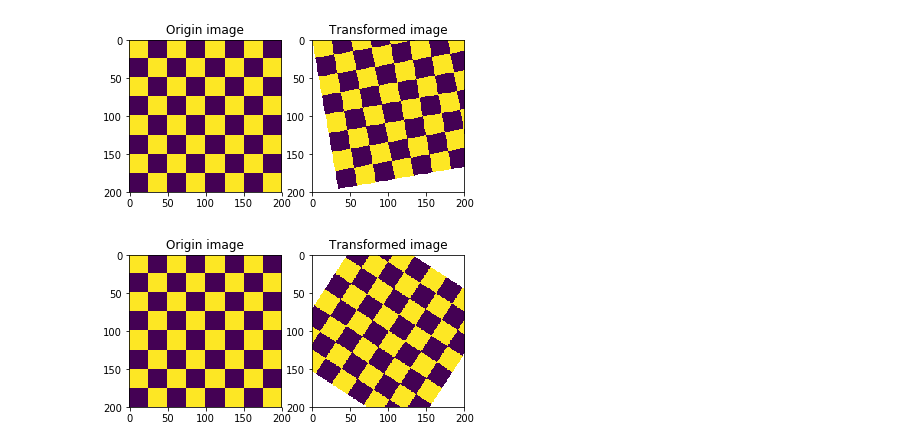
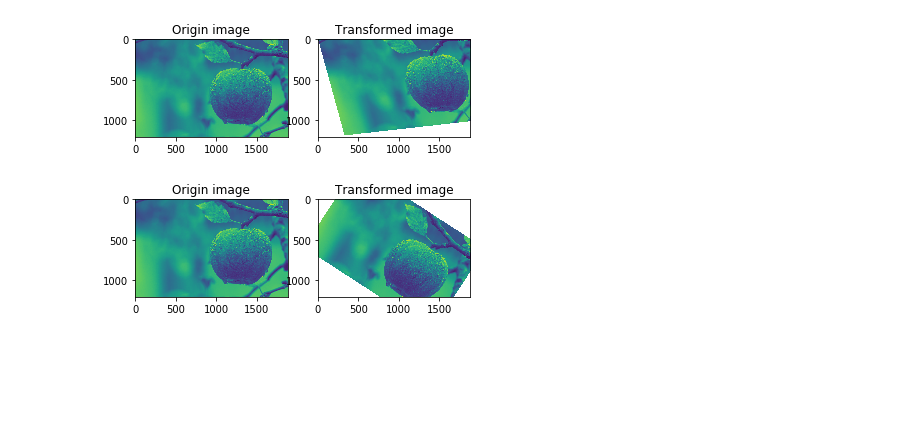
Before and after one commit to lev1khachatryan/ASDS_CV, a Jupyter notebook: Homeworks/2019.09.12. Nearest Neighbour Algorithm for Image Rotation.ipynb, the cells around one changed output. Cells and saved outputs as stored; diff of their text form; code cells hidden in the pictures; blank space fills up the shorter version.

Commit message:
Nearest Neighbour Algorithm for Image transformation/Rotation for new image

```diff
--- a/Homeworks/2019.09.12. Nearest Neighbour Algorithm for Image Rotation.ipynb
+++ b/Homeworks/2019.09.12. Nearest Neighbour Algorithm for Image Rotation.ipynb
@@ -171,25 +171,25 @@ def Image_Rotation_Center(initial_img, rotation_angle):
 
     return new_image
 # %%
-img=mpimg.imread('inputs/1.png')
+img=mpimg.imread('inputs/4.jpg')
 
 plt.subplot(1,2,1)
 plt.title('Origin image')
 plt.imshow(img)
 
 plt.subplot(1,2,2)
 plt.title('Transformed image')
 
 rotation_angle = 10
 rotation_angle = np.deg2rad(rotation_angle)
 
 roteated = Image_Rotation(img, rotation_angle)
 
 plt.imshow(roteated)
 
 plt.show();
 # %% [output]
-[figure, old version]
+[figure, new version]
 # %%
 plt.subplot(1,2,1)
 plt.title('Origin image')
@@ -207,4 +207,4 @@ plt.imshow(roteated)
 
 plt.show();
 # %% [output]
-[figure, old version]
+[figure, new version]
```
